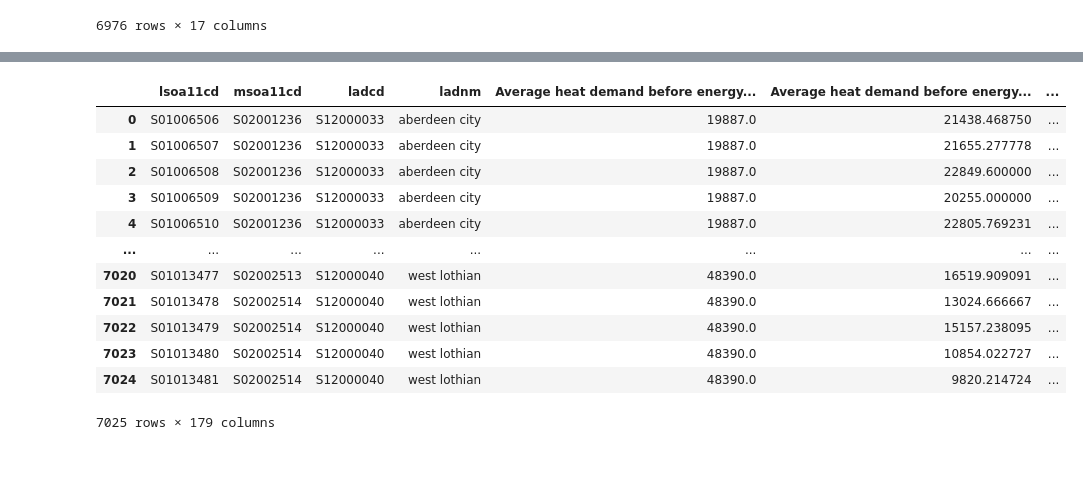
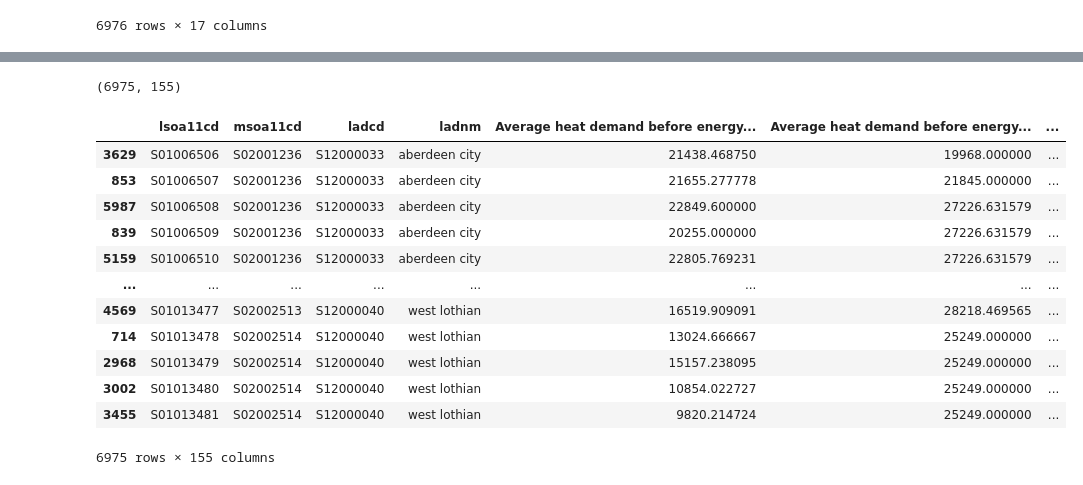
Before and after one commit to AlexandreLab/heat_estimation_scotland, a Jupyter notebook: notebooks/heat_demand_results.ipynb, the cells around one changed output, grey strips where cells are left out. Saved outputs shown, nothing was run; the diff lists cells and outputs as text; code cells hidden in the pictures.

```diff
--- a/notebooks/heat_demand_results.ipynb
+++ b/notebooks/heat_demand_results.ipynb
@@ -70,0 +58,5 @@ array(['aberdeen city', 'aberdeenshire', 'angus', 'dundee city',
+# %%
+full_epc_df = full_epc_df.sort_values('Average floor area of terraced gas boiler (m2)')
+list_index = full_epc_df.index.duplicated(keep='first')
+full_epc_df = full_epc_df.loc[~list_index]
+full_epc_df.shape
@@ -114,8 +112,10 @@ census_data_extrpolated.head()
 # %%
 full_epc_df = full_epc_df.merge(census_data_extrpolated, left_index=True, right_index=True, how="left")
 # %%
-# Remove uncategorized dwellings
-columns_to_remove = [x for x in full_epc_df.columns if enums.heating_systems.UNCATEGORIZED.name.lower() in x]
+# Remove uncategorized, district heating and heat pumps dwellings
+columns_to_remove = [x for x in full_epc_df.columns if enums.heating_systems.UNCATEGORIZED.value.lower() in x]
+columns_to_remove = columns_to_remove+ [x for x in full_epc_df.columns if enums.heating_systems.DH.value.lower() in x]
+columns_to_remove = columns_to_remove + [x for x in full_epc_df.columns if enums.heating_systems.HP.value.lower() in x]
 print(columns_to_remove)
 full_epc_df = full_epc_df.drop(columns_to_remove, axis=1)
 # %% [output]
@@ -123,3 +123,7 @@ full_epc_df = full_epc_df.drop(columns_to_remove, axis=1)
+# %%
+numeric_columns = full_epc_df.columns[4:]
+for c in numeric_columns:
+  full_epc_df[c] = full_epc_df[c].fillna(full_epc_df[c].mean())
 # %%
 dwel_categories = functions.get_list_dwelling_categories()
 
@@ -178,18 +169,21 @@ full_epc_df.head()
 # %%
 full_epc_df = functions.add_road_length(full_epc_df.reset_index())
 full_epc_df = functions.add_area_LSOA(full_epc_df)
+full_epc_df = full_epc_df.sort_values(schema.skeletonSchema.lsoa)
+print(full_epc_df.shape)
 full_epc_df
 # %% [output]
+(6975, 155)
 |  | lsoa11cd | msoa11cd | ladcd | ladnm | Average heat demand before energy... | Average heat demand before energy... | ... |
-| 0 | S01006506 | S02001236 | S12000033 | aberdeen city | 19887.0 | 21438.468750 | ... |
-| 1 | S01006507 | S02001236 | S12000033 | aberdeen city | 19887.0 | 21655.277778 | ... |
-| 2 | S01006508 | S02001236 | S12000033 | aberdeen city | 19887.0 | 22849.600000 | ... |
-| 3 | S01006509 | S02001236 | S12000033 | aberdeen city | 19887.0 | 20255.000000 | ... |
-| 4 | S01006510 | S02001236 | S12000033 | aberdeen city | 19887.0 | 22805.769231 | ... |
+| 3629 | S01006506 | S02001236 | S12000033 | aberdeen city | 21438.468750 | 19968.000000 | ... |
+| 853 | S01006507 | S02001236 | S12000033 | aberdeen city | 21655.277778 | 21845.000000 | ... |
+| 5987 | S01006508 | S02001236 | S12000033 | aberdeen city | 22849.600000 | 27226.631579 | ... |
+| 839 | S01006509 | S02001236 | S12000033 | aberdeen city | 20255.000000 | 27226.631579 | ... |
+| 5159 | S01006510 | S02001236 | S12000033 | aberdeen city | 22805.769231 | 27226.631579 | ... |
 | ... | ... | ... | ... | ... | ... | ... | ... |
-| 7020 | S01013477 | S02002513 | S12000040 | west lothian | 48390.0 | 16519.909091 | ... |
-| 7021 | S01013478 | S02002514 | S12000040 | west lothian | 48390.0 | 13024.666667 | ... |
-| 7022 | S01013479 | S02002514 | S12000040 | west lothian | 48390.0 | 15157.238095 | ... |
-| 7023 | S01013480 | S02002514 | S12000040 | west lothian | 48390.0 | 10854.022727 | ... |
-| 7024 | S01013481 | S02002514 | S12000040 | west lothian | 48390.0 | 9820.214724 | ... |
+| 4569 | S01013477 | S02002513 | S12000040 | west lothian | 16519.909091 | 28218.469565 | ... |
+| 714 | S01013478 | S02002514 | S12000040 | west lothian | 13024.666667 | 25249.000000 | ... |
+| 2968 | S01013479 | S02002514 | S12000040 | west lothian | 15157.238095 | 25249.000000 | ... |
+| 3002 | S01013480 | S02002514 | S12000040 | west lothian | 10854.022727 | 25249.000000 | ... |
+| 3455 | S01013481 | S02002514 | S12000040 | west lothian | 9820.214724 | 25249.000000 | ... |
-7025 rows × 179 columns
+6975 rows × 155 columns
```
Also changed, not shown: parts of 12 cells of this notebook, 6 other files.
